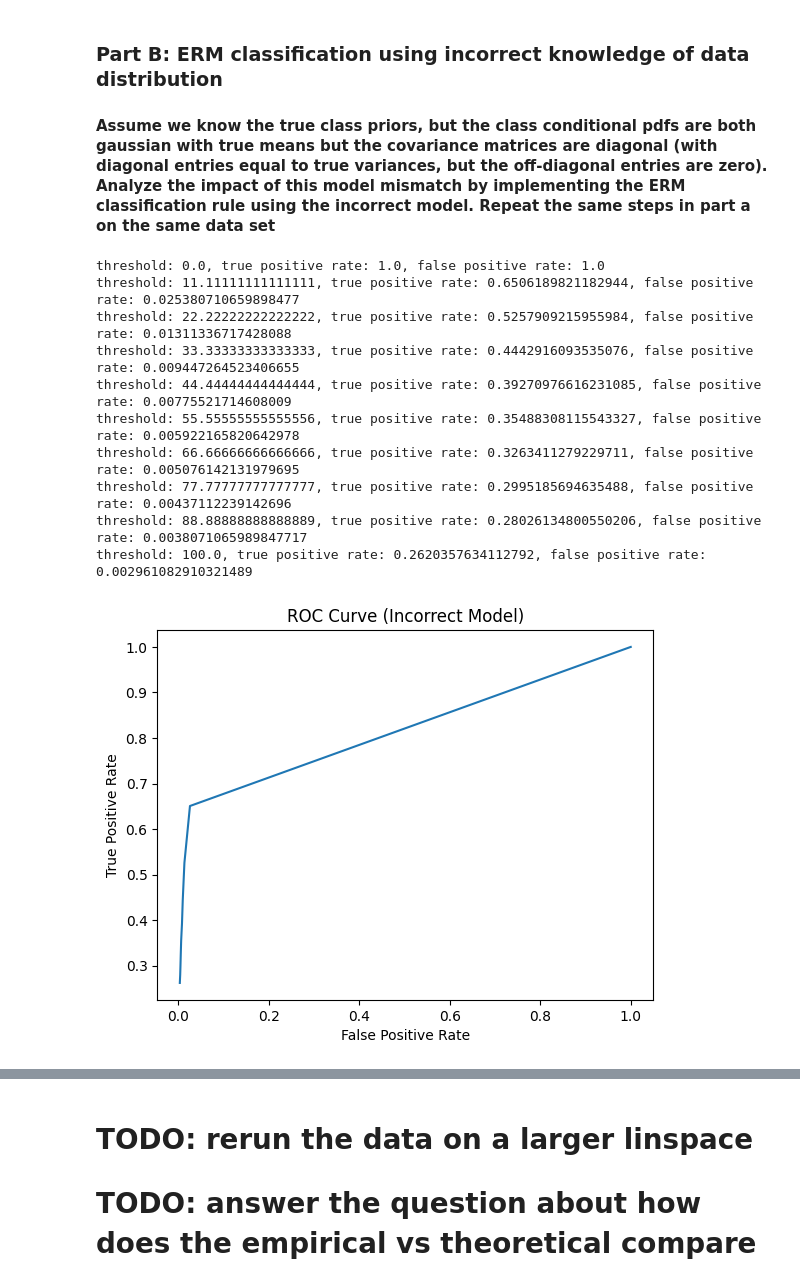
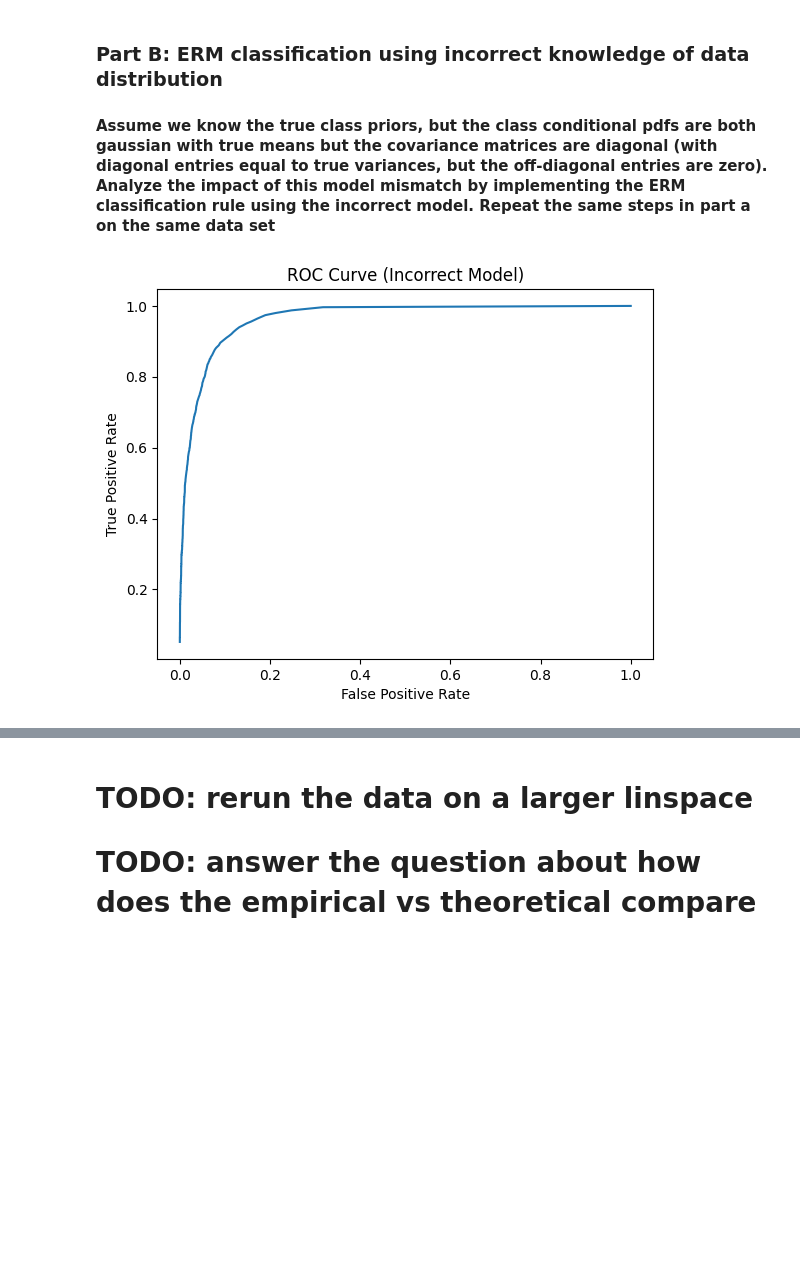
Before and after one commit to chrisswagler/machine-learning, a Jupyter notebook: PS1/p1.ipynb, the cells around one changed output, grey strips where cells are left out. Drawn from its saved outputs; the diff is of its cells as text; code cells hidden in the pictures; blank space fills up the shorter version.

```diff
--- a/PS1/p1.ipynb
+++ b/PS1/p1.ipynb
@@ -49,31 +49,31 @@ loss_matrix = np.array([[0, 1], [1, 0]])
 #### 1. Specify the minimum expected risk classification rule in the form of a likelihood ratio test where the threshold is a function of class priors and fixed loss values for each of the four possible outcomes
 # %%
 # return the ratio f_{X|Y}(x|1) / f_{X|Y}(x|0)
-def likelihood_ratio_test(x: np.array, mu_0: np.array, mu_1: np.array, sigma_0: np.array, sigma_1: np.array) -> float:
+def likelihood_ratio_test(x: np.array, mu_0: np.array, mu_1: np.array, sigma_0: np.array, sigma_1: np.array) -> np.array:
     """
     Given a sample x, return the ratio f_{X|Y}(x|1) / f_{X|Y}(x|0)
 
     Args:
-        x (np.array): a sample from the data distribution
+        x (np.array): a sample or samples from the data distribution
         mu_0 (np.array): the mean of the class 0 Gaussian pdf
         mu_1 (np.array): the mean of the class 1 Gaussian pdf
         sigma_0 (np.array): the covariance matrix of the class 0 Gaussian pdf
         sigma_1 (np.array): the covariance matrix of the class 1 Gaussian pdf
 
     Returns:
-        float: the ratio f_{X|Y}(x|1) / f_{X|Y}(x|0)
+        np.array: the ratio f_{X|Y}(x|1) / f_{X|Y}(x|0)
     """
-    ratio_x_0 = multivariate_normal.pdf(x, mean=mu_0, cov=sigma_0)
-    ratio_x_1 = multivariate_normal.pdf(x, mean=mu_1, cov=sigma_1)
-    return ratio_x_1 / ratio_x_0
+    ratios_x_0 = multivariate_normal.pdf(x, mean=mu_0, cov=sigma_0)
+    ratios_x_1 = multivariate_normal.pdf(x, mean=mu_1, cov=sigma_1)
+    return ratios_x_1 / ratios_x_0
 # %%
 # define the minimum expected risk classification rule
-def minimum_expected_risk_classification_rule(x: np.array, threshold: float, mu_0: np.array, mu_1: np.array, sigma_0: np.array, sigma_1: np.array) -> int:
+def minimum_expected_risk_classification_rule(x: np.array, threshold: float, mu_0: np.array, mu_1: np.array, sigma_0: np.array, sigma_1: np.array) -> np.array:
     """
     Given a sample x and a threshold, return the classification of x according to the minimum expected risk classification rule
 
     Args:
-        x (np.array): a sample from the data distribution
+        x (np.array): a sample or samples from the data distribution
         mu_0 (np.array): the mean of the class 0 Gaussian pdf
         mu_1 (np.array): the mean of the class 1 Gaussian pdf
         sigma_0 (np.array): the covariance matrix of the class 0 Gaussian pdf
@@ -81,12 +81,11 @@ def minimum_expected_risk_classification_rule(x: np.array, threshold: float, mu_
         threshold (float): the threshold for the likelihood ratio test
 
     Returns:
-        int: the classification of x according to the minimum expected risk classification rule. 0 for class 0, 1 for class 1
+        np.array: the classification of x according to the minimum expected risk classification rule. 0 for class 0, 1 for class 1
     """
-    if likelihood_ratio_test(x, mu_0, mu_1, sigma_0, sigma_1) >= threshold:
-        return 1
-    else:
-        return 0
+    ratios = likelihood_ratio_test(x, mu_0, mu_1, sigma_0, sigma_1)
+    classifications = np.where(ratios >= threshold, 1, 0)
+    return classifications
 # %% [markdown]
 #### 2. Implement the classifier and apply it to the data set. Vary the threshold gradually from 0 to infinity and for each value of the threshold, compute the true positive rate and the false positive probabilities. Using these paired values, plot the ROC curve.
 # %%
@@ -140,4 +122,4 @@ def ROC_curve(data: np.array, labels: np.array, threshold: float, mu_0: np.array
 # %%
 # have some constants for the ROC curve loop
-thresholds = np.linspace(0, 1000, 1000, endpoint=False)
+thresholds = np.linspace(0, 1000, 10000, endpoint=False)
 # %%
@@ -311,29 +245,15 @@ sigma_1_incorrect = np.array([[1, 0, 0, 0],
                               [0, 0, 1, 0],
                               [0, 0, 0, 3]])
 # %%
-# Plot the ROC curve for the incorrect model
-true_positive_rate_incorrect = []
-false_positive_rate_incorrect = []
-for threshold in thresholds:
-    roc = ROC_curve(data, labels, threshold, mu_0, mu_1, sigma_0_incorrect, sigma_1_incorrect)
-    true_positive_rate_incorrect.append(roc[0])
-    false_positive_rate_incorrect.append(roc[1])
+# plot the ROC curve for the incorrect model
+true_positive_rate_incorrect, false_positive_rate_incorrect = ROC_curve(data, labels, thresholds, mu_0, mu_1, sigma_0_incorrect, sigma_1_incorrect)
+
 plt.plot(false_positive_rate_incorrect, true_positive_rate_incorrect)
 plt.xlabel('False Positive Rate')
 plt.ylabel('True Positive Rate')
 plt.title('ROC Curve (Incorrect Model)')
 plt.show()
 # %% [output]
-threshold: 0.0, true positive rate: 1.0, false positive rate: 1.0
-threshold: 11.11111111111111, true positive rate: 0.6506189821182944, false positive rate: 0.025380710659898477
-threshold: 22.22222222222222, true positive rate: 0.5257909215955984, false positive rate: 0.01311336717428088
-threshold: 33.33333333333333, true positive rate: 0.4442916093535076, false positive rate: 0.009447264523406655
-threshold: 44.44444444444444, true positive rate: 0.39270976616231085, false positive rate: 0.00775521714608009
-threshold: 55.55555555555556, true positive rate: 0.35488308115543327, false positive rate: 0.005922165820642978
-threshold: 66.66666666666666, true positive rate: 0.3263411279229711, false positive rate: 0.005076142131979695
-threshold: 77.77777777777777, true positive rate: 0.2995185694635488, false positive rate: 0.00437112239142696
-threshold: 88.88888888888889, true positive rate: 0.28026134800550206, false positive rate: 0.0038071065989847717
-threshold: 100.0, true positive rate: 0.2620357634112792, false positive rate: 0.002961082910321489
-[figure, old version]
+[figure, new version]
 # %%
 # plot the minimum-P(error) threshold for the incorrect model
```
Also changed, not shown: parts of 10 cells of this notebook.
